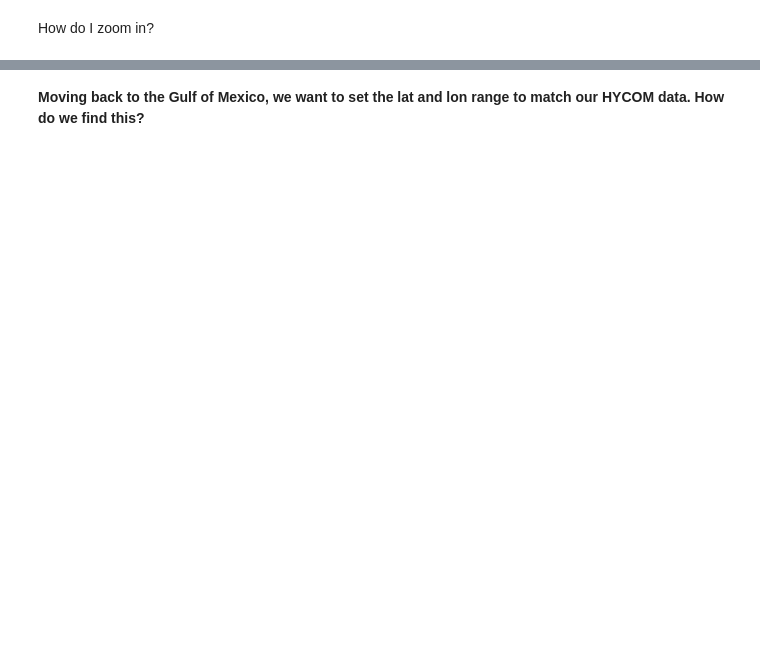
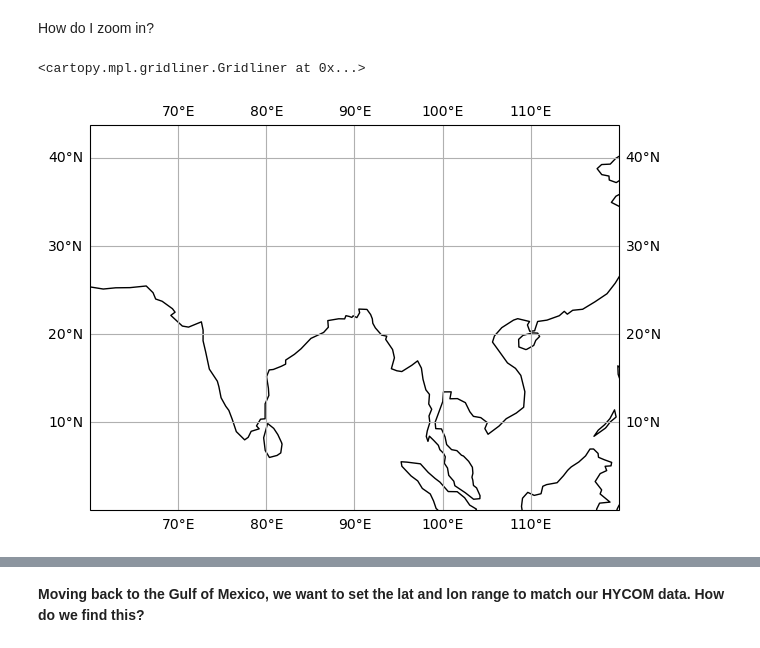
Before and after one commit to chsharrison/Sci_comp_F24, a Jupyter notebook: Zachary_Laird/Lab6.2_F24_cartopy..ipynb, the cells around one changed output, grey strips where cells are left out. Drawn from its saved outputs; the diff is of its cells as text; code cells hidden in the pictures; blank space fills up the shorter version.

```diff
--- a/Zachary_Laird/Lab6.2_F24_cartopy..ipynb
+++ b/Zachary_Laird/Lab6.2_F24_cartopy..ipynb
@@ -116,7 +131,10 @@ How do I zoom in?
 # %%
 # let's zoom in to S Asia
 plt.figure(figsize=(7, 5))
 ax = plt.axes(projection=ccrs.PlateCarree())
-ax.set_extent([]) # set the limits of the plot
+ax.set_extent([60,120,0,40]) # set the limits of the plot
 ax.coastlines(resolution='110m')
 ax.gridlines(draw_labels=True)
+# %% [output]
+<cartopy.mpl.gridliner.Gridliner at 0x...>
+[figure, added]
```
Also changed, not shown: parts of 38 cells of this notebook.
